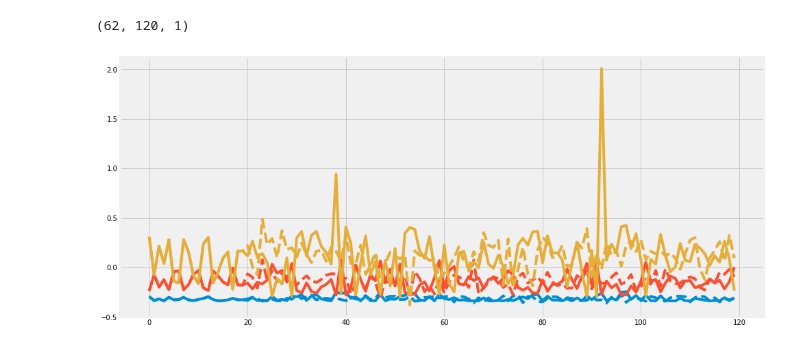
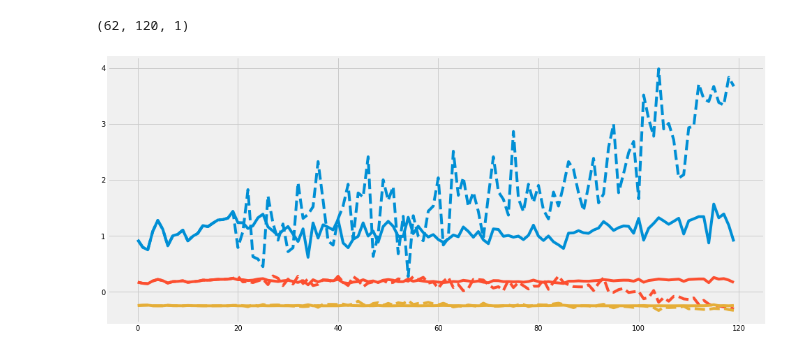
Before and after one commit to michaelwiest/microbiome-rnn, a Jupyter notebook: notebooks/Model Evaluator.ipynb, the cells around one changed output. Saved outputs shown, nothing was run; the diff lists cells and outputs as text; code cells hidden in the pictures.

```diff
--- a/notebooks/Model Evaluator.ipynb
+++ b/notebooks/Model Evaluator.ipynb
@@ -21,7 +23,7 @@ from helpers.model_helper import *
 colors = plt.rcParams['axes.prop_cycle'].by_key()['color']
 # %%
 # Put the model type in here
-model_type = 'enc_dec'
+model_type = 'conv_ffn'
 
 model_lookup = {
     'enc_dec': EncoderDecoder,
@@ -34,10 +36,12 @@ model_lookup = {
 model_outputs = {
     'enc_dec': 'enc_dec_output/',
     'lstm': 'rnn_output/',
-    'ffn': 'ffn_output'
+    'ffn': 'ffn_output',
+    'conv_ffn': 'ffn_output',
+    'conv_lstm': 'rnn_output'
 }
 # %%
-run_suffix = '_EncDec_h256_sl15_rns25_sif5'
+run_suffix = '_ffn_h256_sl25_rns25_convTrue'
 model_name = 'model{}.pt'.format(run_suffix)
 log_name = 'log{}.csv'.format(run_suffix)
 output_dir = model_outputs[model_type]
@@ -79,13 +83,21 @@ otu_handler.normalize_data()
 # Instantiate the model
 hidden_dim = 256
 reduced_num_strains = 25
+slice_len = 25
 use_gpu = torch.cuda.is_available()
-model = EncoderDecoder(hidden_dim, otu_handler, use_gpu, LSTM_in_size=reduced_num_strains)
+
+
+# Basically load the correct type of model.
+if model_type == 'enc_dec' or model_type.endswith('lstm'):
+    model = model_lookup[model_type](hidden_dim, otu_handler, use_gpu, LSTM_in_size=reduced_num_strains)
+else:
+    model = model_lookup[model_type](hidden_dim, otu_handler, slice_len, use_gpu)
+
 model.load_state_dict(torch.load(os.path.join(output_dir, model_name)))
 model = model.cuda()
 # %%
 # Get some primer data
-sample_index = 0
+sample_index = 3
 sample_start_range = 100
 sample_end_range = 120
 primer = otu_handler.samples[sample_index].values[:, sample_start_range: sample_end_range]
@@ -110,10 +122,10 @@ comparison_un = otu_handler.un_normalize_data(comparison, sample_index, (sample_
 (62, 120, 1)
 # %%
 plt.figure(figsize=(15, 7))
-r = range(15, 18)
+r = range(5, 8)
 
 for i, ri in enumerate(r):
     plt.plot(dream[ri, :, 0].T, ls='--', c=colors[i])
     plt.plot(comparison[ri, :].T, c=colors[i])
 # %% [output]
-[figure, old version]
+[figure, new version]
```
Also changed, not shown: parts of 2 cells of this notebook.
